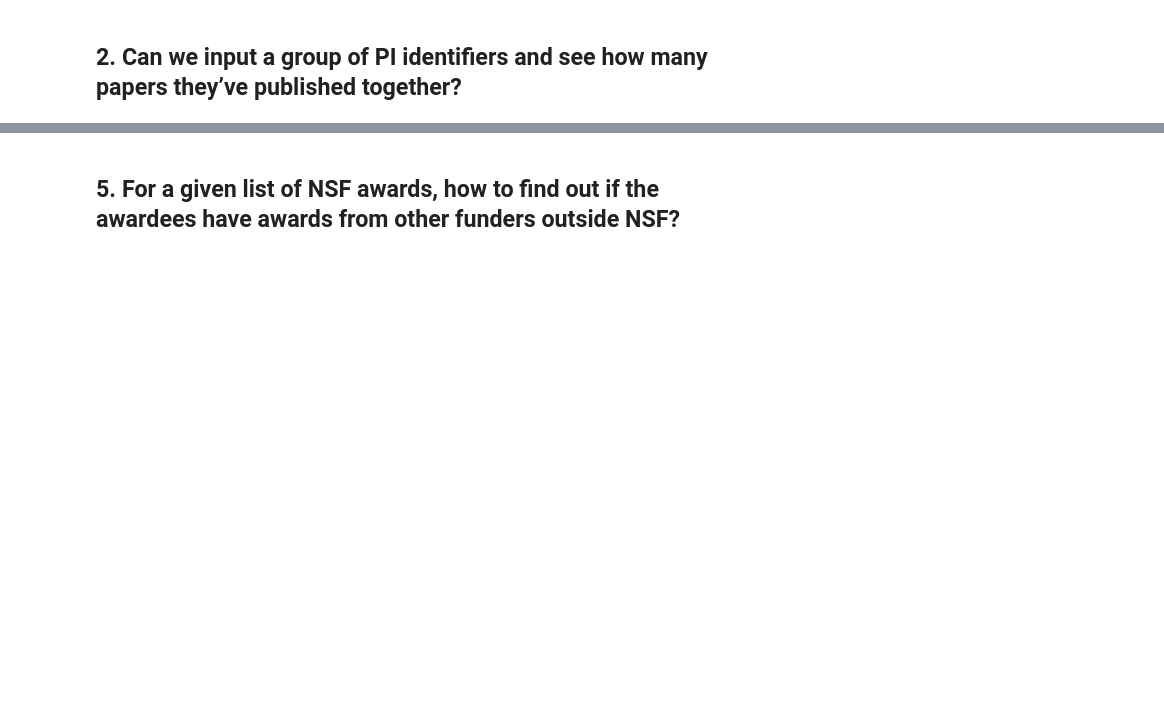
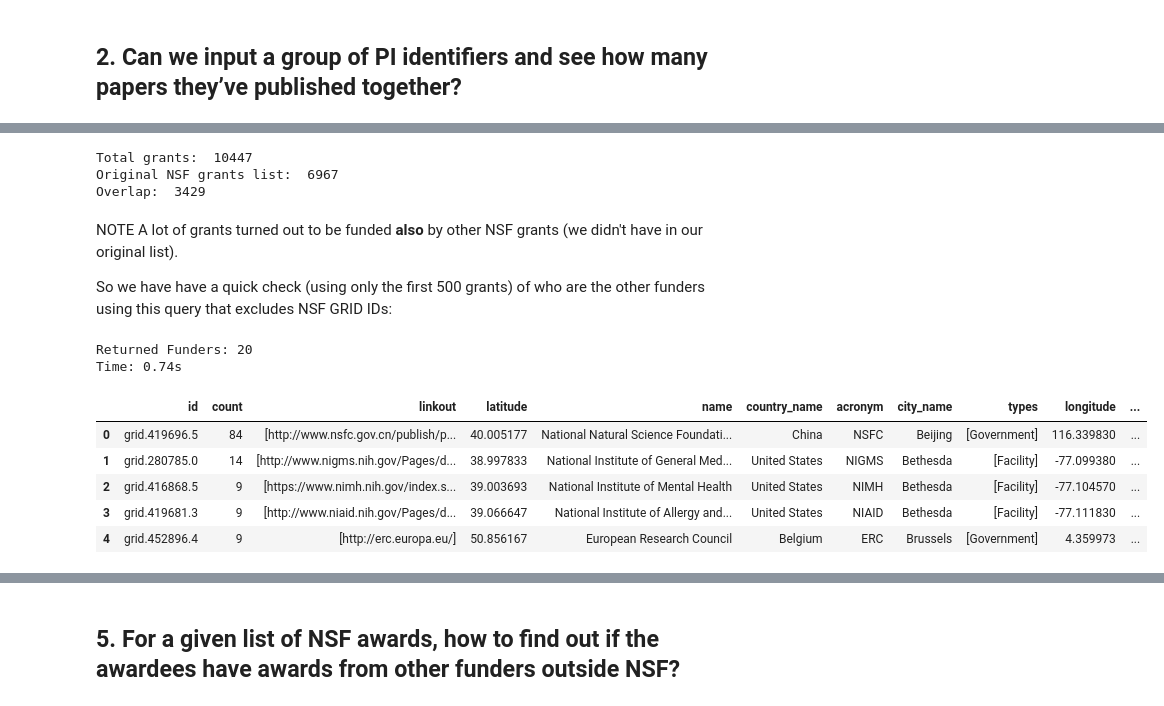
Before and after one commit to digital-science/dimensions-api-lab, a Jupyter notebook: archive/2021-04-NSF-Training/2021-04-NSF-Part-2.ipynb, the cells around one changed output, grey strips where cells are left out. Cells and saved outputs as stored; diff of their text form; code cells hidden in the pictures; blank space fills up the shorter version.

```diff
--- a/archive/2021-04-NSF-Training/2021-04-NSF-Part-2.ipynb
+++ b/archive/2021-04-NSF-Training/2021-04-NSF-Part-2.ipynb
@@ -64,0 +253,11 @@ Method: dsl.ini file
+# %%
+# first let's get those grants
+
+grants  = dsl.query_iterative("""
+search grants
+    where funders in ["grid.457785.c"]
+    and start_year >= 2018
+return grants[id+title+grant_number+start_year+funding_org_name]
+""").as_dataframe()
+
+grants.head(5)
@@ -68,0 +372,38 @@ as one of the funders, and from there query both sets of grant ids, and then see
+# %%
+grants_from_pubs = set()
+
+for group in pubs['supporting_grant_ids'].to_list():
+    grants_from_pubs.update(group.split(","))
+
+unknown_grants =  grants_from_pubs - set(grantsids)
+
+print("Total grants: ", len(grants_from_pubs))
+print("Original NSF grants list: ", len(set(grantsids)))
+print("Overlap: ", len(grants_from_pubs & set(grantsids)))
+# %% [output]
+Total grants:  10447
+Original NSF grants list:  6967
+Overlap:  3429
+# %% [markdown]
+NOTE A lot of grants turned out to be funded **also** by other NSF grants (we didn't have in our original list).
+
+So we have have a quick check (using only the first 500 grants) of who are the other funders using this query that excludes NSF GRID IDs:
+# %%
+funders_non_nsf_sample = dsl.query(f"""
+
+search grants
+    where id in {json.dumps(list(unknown_grants)[:500])}
+    not funders in {json.dumps(nsfgrids)}
+return funders
+
+""").as_dataframe()
+funders_non_nsf_sample.head(5)
+# %% [output]
+Returned Funders: 20
+Time: 0.74s
+|  | id | count | linkout | latitude | name | country_name | acronym | city_name | types | longitude | ... |
+| 0 | grid.419696.5 | 84 | [http://www.nsfc.gov.cn/publish/p... | 40.005177 | National Natural Science Foundati... | China | NSFC | Beijing | [Government] | 116.339830 | ... |
+| 1 | grid.280785.0 | 14 | [http://www.nigms.nih.gov/Pages/d... | 38.997833 | National Institute of General Med... | United States | NIGMS | Bethesda | [Facility] | -77.099380 | ... |
+| 2 | grid.416868.5 | 9 | [https://www.nimh.nih.gov/index.s... | 39.003693 | National Institute of Mental Health | United States | NIMH | Bethesda | [Facility] | -77.104570 | ... |
+| 3 | grid.419681.3 | 9 | [http://www.niaid.nih.gov/Pages/d... | 39.066647 | National Institute of Allergy and... | United States | NIAID | Bethesda | [Facility] | -77.111830 | ... |
+| 4 | grid.452896.4 | 9 | [http://erc.europa.eu/] | 50.856167 | European Research Council | Belgium | ERC | Brussels | [Government] | 4.359973 | ... |
```
Also changed, not shown: parts of 37 cells of this notebook.
